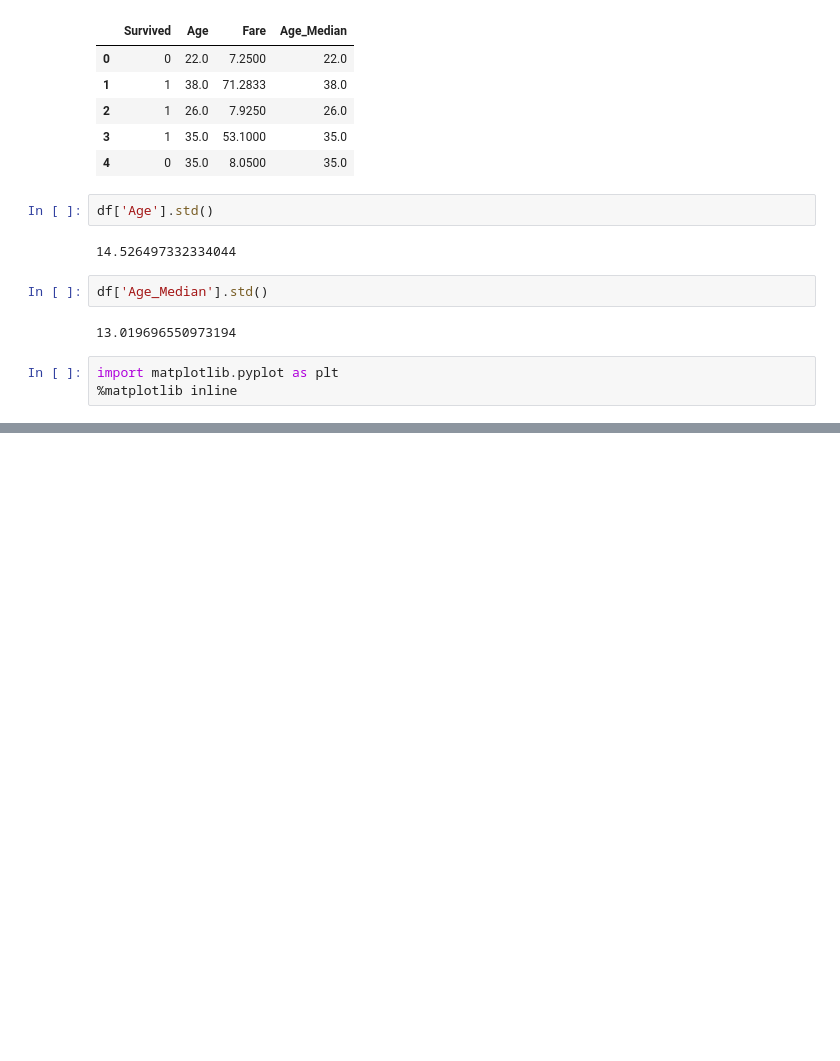
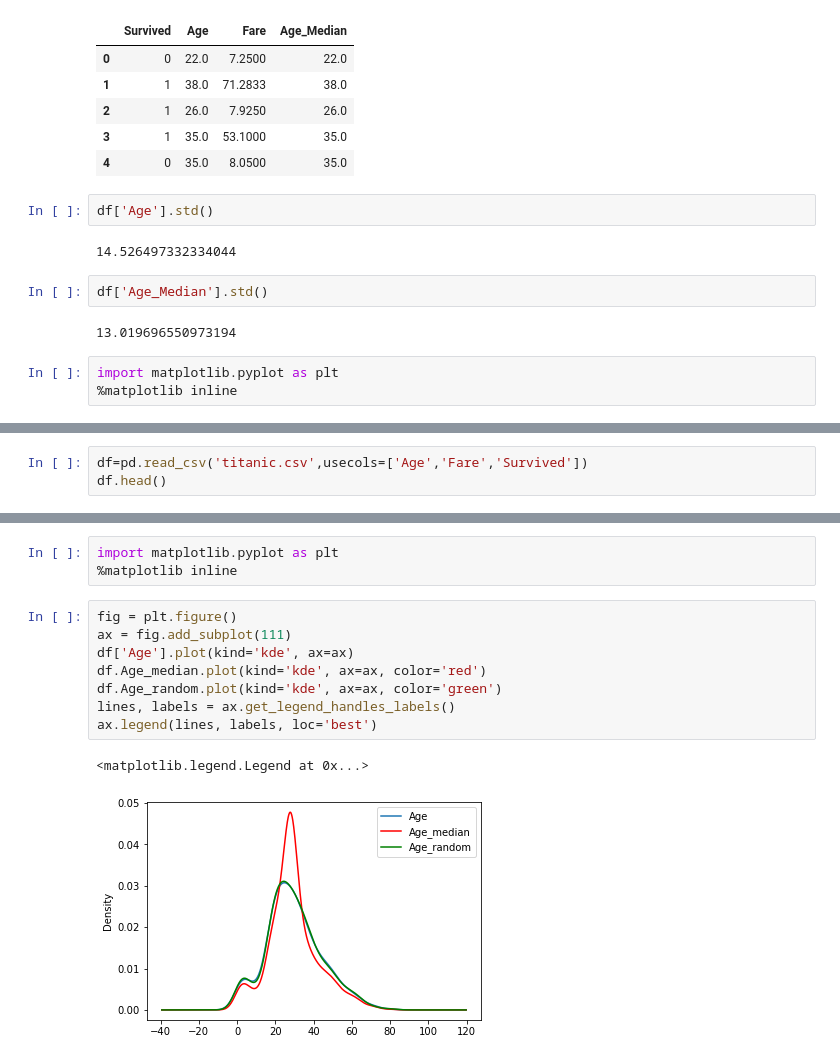
Before and after one commit to AugustineJosephMN/Feature-Engineering, a Jupyter notebook: Handling-Missing-Values.ipynb, the cells around one changed output, grey strips where cells are left out. Saved outputs shown, nothing was run; the diff lists cells and outputs as text; blank space fills up the shorter version.

```diff
--- a/Handling-Missing-Values.ipynb
+++ b/Handling-Missing-Values.ipynb
@@ -134,0 +137,3 @@ AttributeError: 'DataFrame' object has no attribute 'Age_median'
+# %%
+df=pd.read_csv('titanic.csv',usecols=['Age','Fare','Survived'])
+df.head()
@@ -134,0 +213,14 @@ AttributeError: 'DataFrame' object has no attribute 'Age_median'
+# %%
+import matplotlib.pyplot as plt
+%matplotlib inline
+# %%
+fig = plt.figure()
+ax = fig.add_subplot(111)
+df['Age'].plot(kind='kde', ax=ax)
+df.Age_median.plot(kind='kde', ax=ax, color='red')
+df.Age_random.plot(kind='kde', ax=ax, color='green')
+lines, labels = ax.get_legend_handles_labels()
+ax.legend(lines, labels, loc='best')
+# %% [output]
+<matplotlib.legend.Legend at 0x...>
+[figure, added]
```
Also changed, not shown: parts of 13 cells of this notebook.
